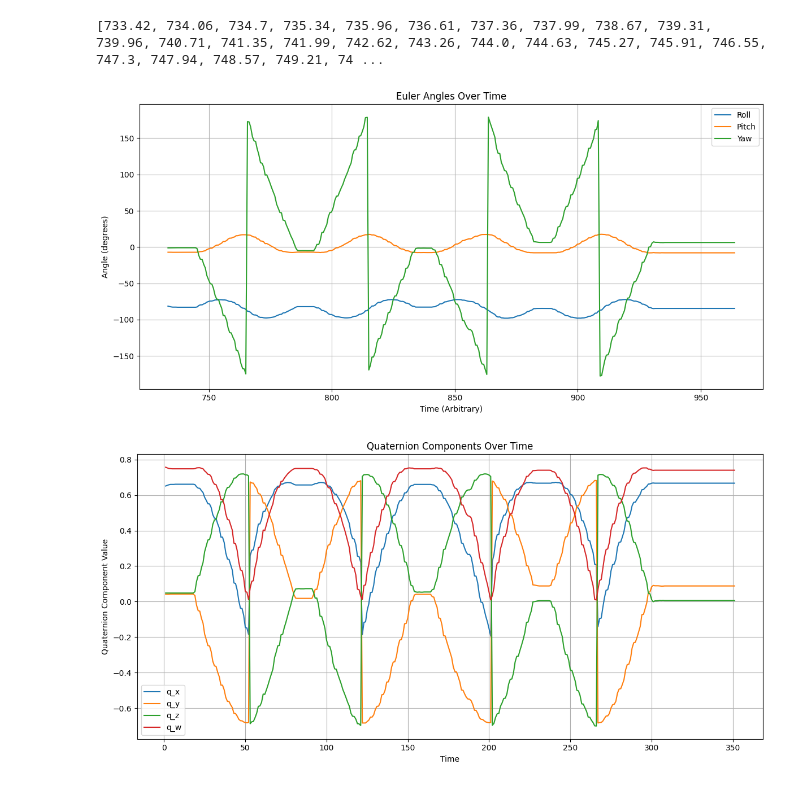
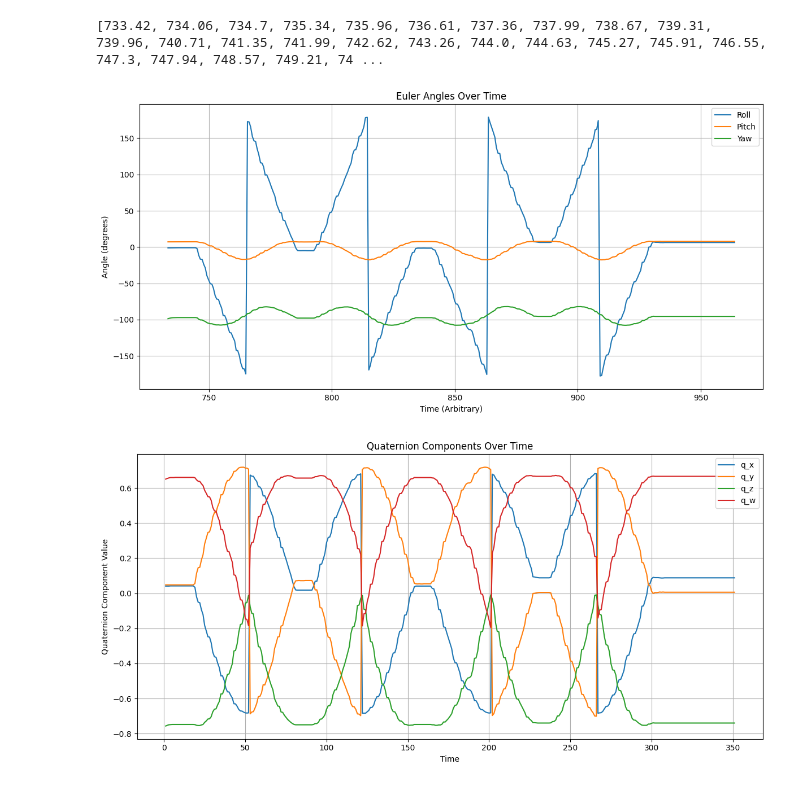
Before and after one commit to EIGSEP/eigsep-sensors, a Jupyter notebook: notebooks/imu_data_test.ipynb, the cells around one changed output. Cells and saved outputs as stored; diff of their text form; code cells hidden in the pictures.

Commit message:
further data analysis

```diff
--- a/notebooks/imu_data_test.ipynb
+++ b/notebooks/imu_data_test.ipynb
@@ -152,7 +145,7 @@ with open(file_path, "r") as f:
 parsed_data = [parse_line(line) for line in lines]
 
 # Convert to a DataFrame
-df = pd.DataFrame(parsed_data)
+df_new = pd.DataFrame(parsed_data)
 # %%
 times = [float(line.strip().split(',')[0]) for line in lines[1:]]
 print(times)
@@ -160,14 +153,14 @@ print(times)
 [733.42, 734.06, 734.7, 735.34, 735.96, 736.61, 737.36, 737.99, 738.67, 739.31, 739.96, 740.71, 741.35, 741.99, 742.62, 743.26, 744.0, 744.63, 745.27, 745.91, 746.55, 747.3, 747.94, 748.57, 749.21, 74 ...
 # %%
 # Extract Euler angles from the DataFrame
-df_valid = df[df["euler"].notnull()].copy()
-df_valid[["roll", "pitch", "yaw"]] = pd.DataFrame(df_valid["euler"].tolist(), index=df_valid.index)
+df_newvalid = df_new[df_new["euler"].notnull()].copy()
+df_newvalid[["roll", "pitch", "yaw"]] = pd.DataFrame(df_newvalid["euler"].tolist(), index=df_newvalid.index)
 
 # Plot pitch, yaw, and roll
 plt.figure(figsize=(12, 6))
-plt.plot(times,df_valid["roll"], label="Roll")
-plt.plot(times,df_valid["pitch"], label="Pitch")
-plt.plot(times,df_valid["yaw"], label="Yaw")
+plt.plot(times,df_newvalid["roll"], label="Roll")
+plt.plot(times,df_newvalid["pitch"], label="Pitch")
+plt.plot(times,df_newvalid["yaw"], label="Yaw")
 plt.xlabel("Time (Arbitrary)")
 plt.ylabel("Angle (degrees)")
 plt.title("Euler Angles Over Time")
@@ -176,26 +169,26 @@ plt.grid(True)
 plt.tight_layout()
 plt.show()
 # %% [output]
-[figure, old version]
+[figure, new version]
 # %%
-df_valid[["q_x", "q_z", "q_y", "q_w"]] = pd.DataFrame(df_valid["q"].tolist(), index=df_valid.index)
+df_newvalid[["q_w", "q_y", "q_x", "q_z"]] = pd.DataFrame(df_newvalid["q"].tolist(), index=df_newvalid.index)
 
 import matplotlib.pyplot as plt
 
 plt.figure(figsize=(12, 6))
-plt.plot(df_valid["q_x"], label="q_x")
-plt.plot(df_valid["q_y"], label="q_y")
-plt.plot(df_valid["q_z"], label="q_z")
-plt.plot(df_valid["q_w"], label="q_w")
+plt.plot(df_newvalid["q_x"], label="q_x")
+plt.plot(df_newvalid["q_y"], label="q_y")
+plt.plot(-df_newvalid["q_z"], label="q_z")
+plt.plot(df_newvalid["q_w"], label="q_w")
 plt.xlabel("Time")
 plt.ylabel("Quaternion Component Value")
 plt.title("Quaternion Components Over Time")
 plt.legend()
 plt.grid(True)
 plt.tight_layout()
 plt.show()
 # %% [output]
-[figure, old version]
+[figure, new version]
 # %%
 file_path = "data/serial_log.csv"
 with open(file_path, "r") as f:
```
Also changed, not shown: parts of 7 cells of this notebook.
